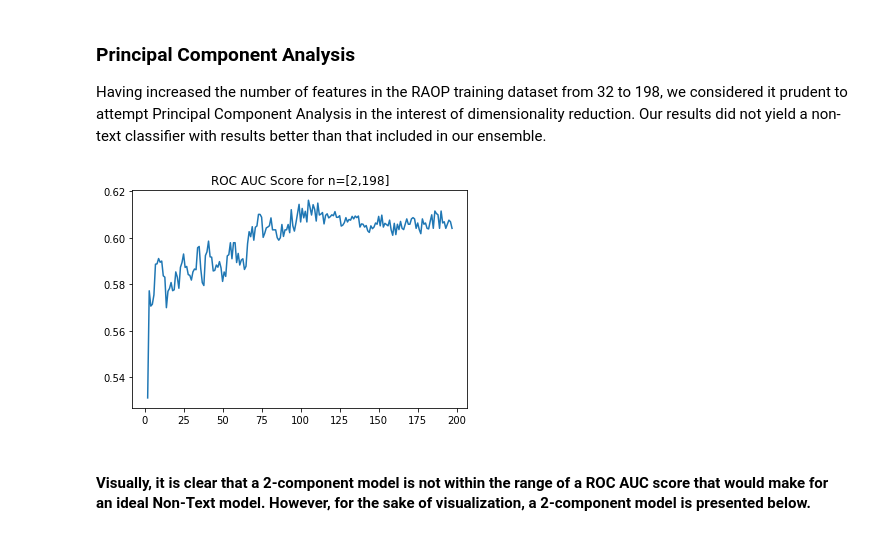
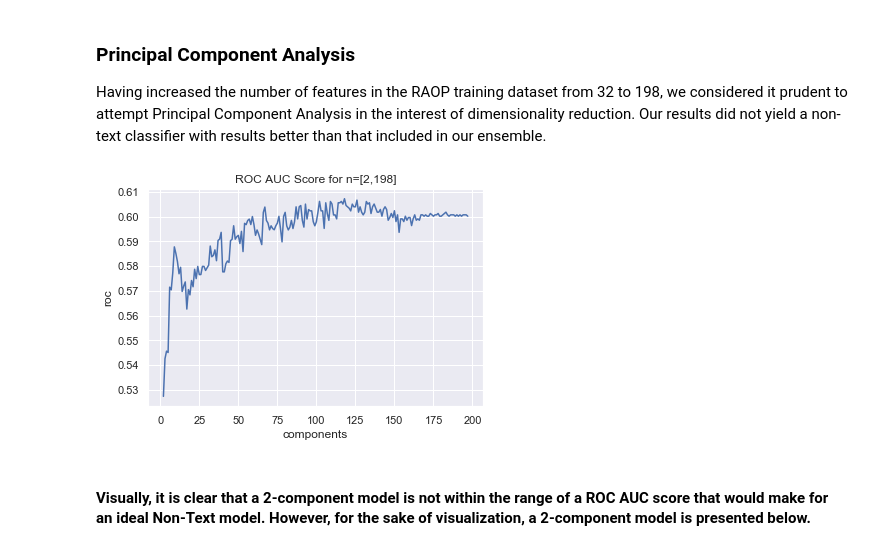
Before and after one commit to gkarnataki/w207-final-project, a Jupyter notebook: RAOP-Final.ipynb, the cells around one changed output. Saved outputs shown, nothing was run; the diff lists cells and outputs as text; code cells hidden in the pictures.

```diff
--- a/RAOP-Final.ipynb
+++ b/RAOP-Final.ipynb
@@ -789,25 +789,25 @@ Having increased the number of features in the RAOP training dataset from 32 to
 # %%
 from sklearn.decomposition import PCA
 
 def run_pca(components):
     roc = []
     for comp in components:
         pca = PCA(n_components=comp)
 
         train_data1_pca = pca.fit_transform(train_data1)
         dev_data1_pca = pca.transform(dev_data1)
 
         lr = LogisticRegression(C=0.01,penalty='l2',random_state=42).fit(train_data1_pca,train_labels)
         roc.append(metrics.roc_auc_score(dev_labels,lr.predict(dev_data1_pca)))
     return roc
 
 components = range(2,198)
 roc = run_pca(components)
-plt.plot(components,roc)
-plt.title("ROC AUC Score for n=[2,198]")
-plt.show()
+scores = pd.DataFrame({'components':components, 'roc':roc})
+ax = sns.lineplot(x="components", y="roc", data=scores)
+ax.set_title('ROC AUC Score for n=[2,198]')
 # %% [output]
-[figure, old version]
+[figure, new version]
 # %% [markdown]
 #### Visually, it is clear that a 2-component model is not within the range of a ROC AUC score that would make for an ideal Non-Text model. However, for the sake of visualization, a 2-component model is presented below.
 # %%
```
Also changed, not shown: parts of 3 cells of this notebook.
